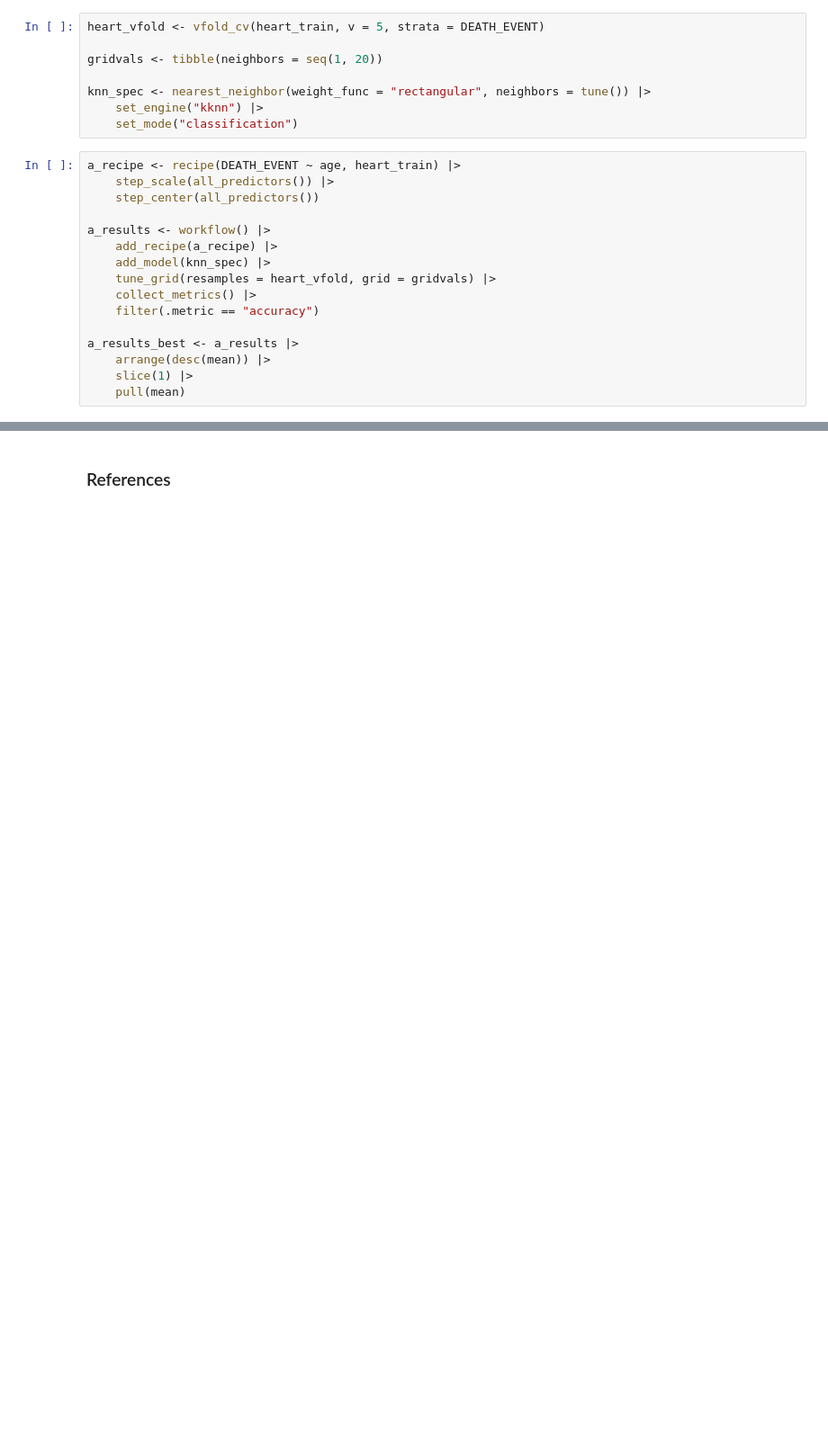
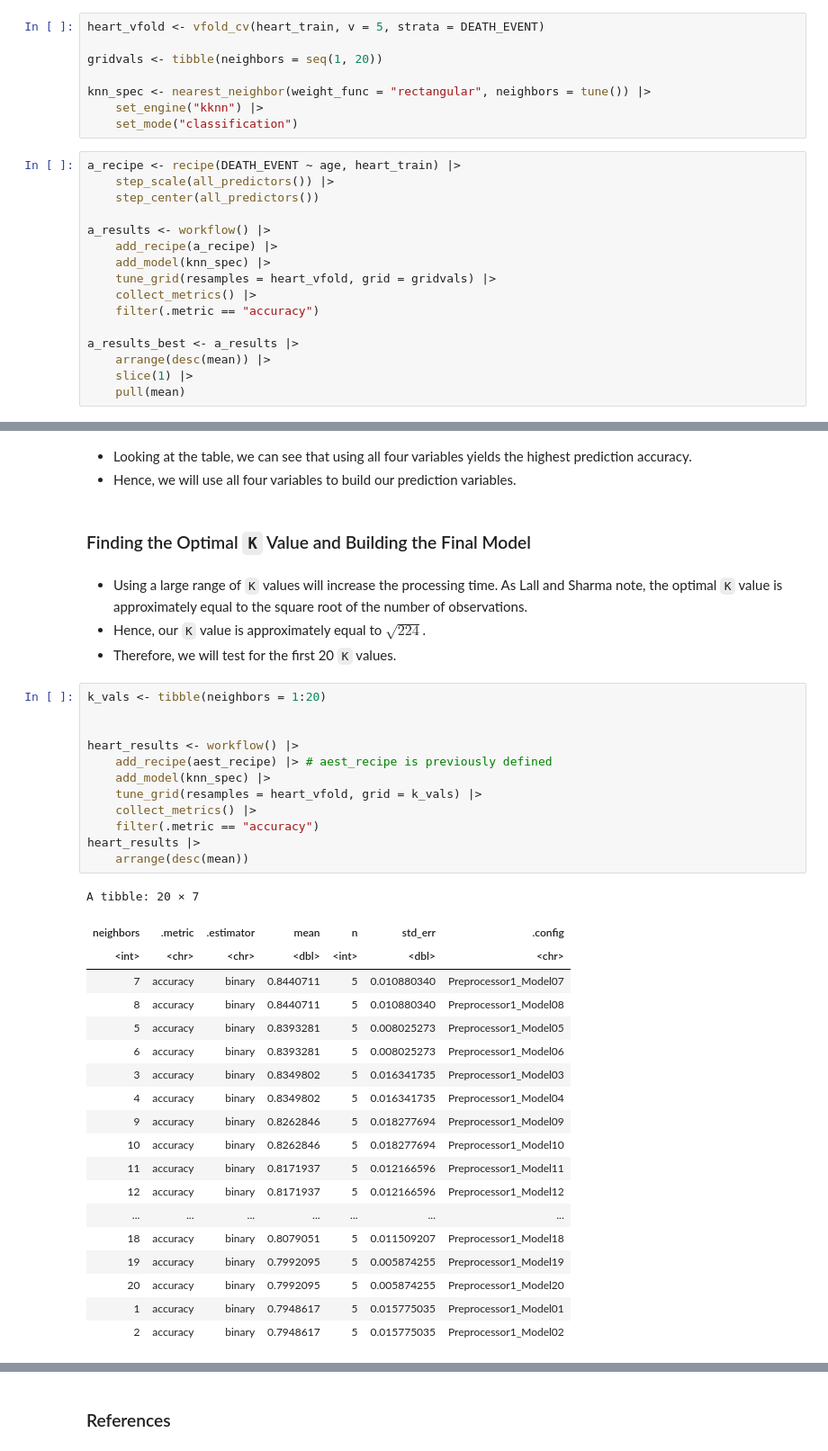
Before and after one commit to pinklily1202/Group-30, a Jupyter notebook: group30.ipynb, the cells around one changed output, grey strips where cells are left out. Shown at 90% size. Saved outputs shown, nothing was run; the diff lists cells and outputs as text; blank space fills up the shorter version.

```diff
--- a/group30.ipynb
+++ b/group30.ipynb
@@ -285,0 +355,41 @@ a_results_best <- a_results |>
+# %% [markdown]
+- Looking at the table, we can see that using all four variables yields the highest prediction accuracy.
+- Hence, we will use all four variables to build our prediction variables.
+# %% [markdown]
+### Finding the Optimal `K` Value and Building the Final Model
+# %% [markdown]
+- Using a large range of `K` values will increase the processing time. As Lall and Sharma note, the optimal `K` value is approximately equal to the square root of the number of observations.
+- Hence, our `K` value is approximately equal to $\sqrt{224}$.
+- Therefore, we will test for the first 20 `K` values.
+# %%
+k_vals <- tibble(neighbors = 1:20)
+
+
+heart_results <- workflow() |>
+    add_recipe(aest_recipe) |> # aest_recipe is previously defined
+    add_model(knn_spec) |>
+    tune_grid(resamples = heart_vfold, grid = k_vals) |>
+    collect_metrics() |>
+    filter(.metric == "accuracy")
+heart_results |>
+    arrange(desc(mean))
+# %% [output]
+A tibble: 20 × 7
+| neighbors | .metric | .estimator | mean | n | std_err | .config |
+| <int> | <chr> | <chr> | <dbl> | <int> | <dbl> | <chr> |
+| 7 | accuracy | binary | 0.8440711 | 5 | 0.010880340 | Preprocessor1_Model07 |
+| 8 | accuracy | binary | 0.8440711 | 5 | 0.010880340 | Preprocessor1_Model08 |
+| 5 | accuracy | binary | 0.8393281 | 5 | 0.008025273 | Preprocessor1_Model05 |
+| 6 | accuracy | binary | 0.8393281 | 5 | 0.008025273 | Preprocessor1_Model06 |
+| 3 | accuracy | binary | 0.8349802 | 5 | 0.016341735 | Preprocessor1_Model03 |
+| 4 | accuracy | binary | 0.8349802 | 5 | 0.016341735 | Preprocessor1_Model04 |
+| 9 | accuracy | binary | 0.8262846 | 5 | 0.018277694 | Preprocessor1_Model09 |
+| 10 | accuracy | binary | 0.8262846 | 5 | 0.018277694 | Preprocessor1_Model10 |
+| 11 | accuracy | binary | 0.8171937 | 5 | 0.012166596 | Preprocessor1_Model11 |
+| 12 | accuracy | binary | 0.8171937 | 5 | 0.012166596 | Preprocessor1_Model12 |
+| ... | ... | ... | ... | ... | ... | ... |
+| 18 | accuracy | binary | 0.8079051 | 5 | 0.011509207 | Preprocessor1_Model18 |
+| 19 | accuracy | binary | 0.7992095 | 5 | 0.005874255 | Preprocessor1_Model19 |
+| 20 | accuracy | binary | 0.7992095 | 5 | 0.005874255 | Preprocessor1_Model20 |
+| 1 | accuracy | binary | 0.7948617 | 5 | 0.015775035 | Preprocessor1_Model01 |
+| 2 | accuracy | binary | 0.7948617 | 5 | 0.015775035 | Preprocessor1_Model02 |
```
Also changed, not shown: parts of 12 cells of this notebook.
